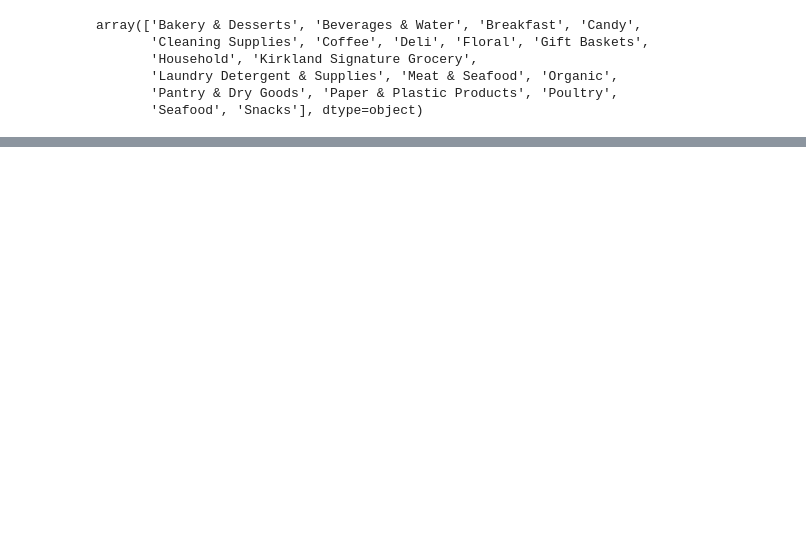
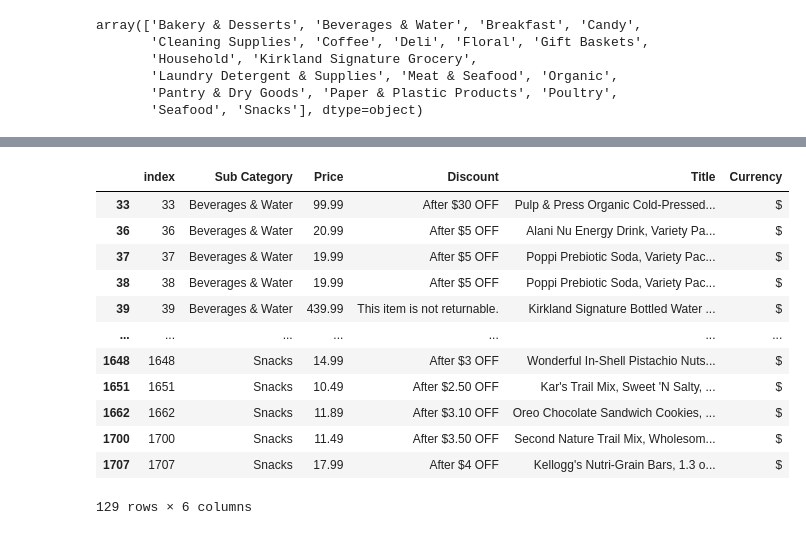
Before and after one commit to COv879/Grocery-Tendencies---Discounts, a Jupyter notebook: Grocery_Tendencies.ipynb, the cells around one changed output, grey strips where cells are left out. Saved outputs shown, nothing was run; the diff lists cells and outputs as text; code cells hidden in the pictures; blank space fills up the shorter version.

```diff
--- a/Grocery_Tendencies.ipynb
+++ b/Grocery_Tendencies.ipynb
@@ -151,0 +195,17 @@ dtype: int64
+# %%
+df_discounted = df_discounted[df_discounted['Discount'] != '.']
+df_discounted
+# %% [output]
+|  | index | Sub Category | Price | Discount | Title | Currency |
+| 33 | 33 | Beverages & Water | 99.99 | After $30 OFF | Pulp & Press Organic Cold-Pressed... | $ |
+| 36 | 36 | Beverages & Water | 20.99 | After $5 OFF | Alani Nu Energy Drink, Variety Pa... | $ |
+| 37 | 37 | Beverages & Water | 19.99 | After $5 OFF | Poppi Prebiotic Soda, Variety Pac... | $ |
+| 38 | 38 | Beverages & Water | 19.99 | After $5 OFF | Poppi Prebiotic Soda, Variety Pac... | $ |
+| 39 | 39 | Beverages & Water | 439.99 | This item is not returnable. | Kirkland Signature Bottled Water ... | $ |
+| ... | ... | ... | ... | ... | ... | ... |
+| 1648 | 1648 | Snacks | 14.99 | After $3 OFF | Wonderful In-Shell Pistachio Nuts... | $ |
+| 1651 | 1651 | Snacks | 10.49 | After $2.50 OFF | Kar's Trail Mix, Sweet 'N Salty, ... | $ |
+| 1662 | 1662 | Snacks | 11.89 | After $3.10 OFF | Oreo Chocolate Sandwich Cookies, ... | $ |
+| 1700 | 1700 | Snacks | 11.49 | After $3.50 OFF | Second Nature Trail Mix, Wholesom... | $ |
+| 1707 | 1707 | Snacks | 17.99 | After $4 OFF | Kellogg's Nutri-Grain Bars, 1.3 o... | $ |
+129 rows × 6 columns
```
Also changed, not shown: parts of 15 cells of this notebook.
